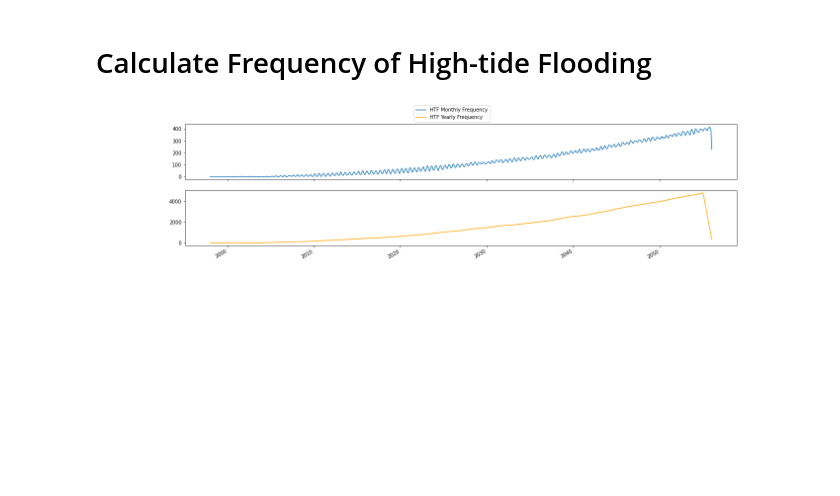
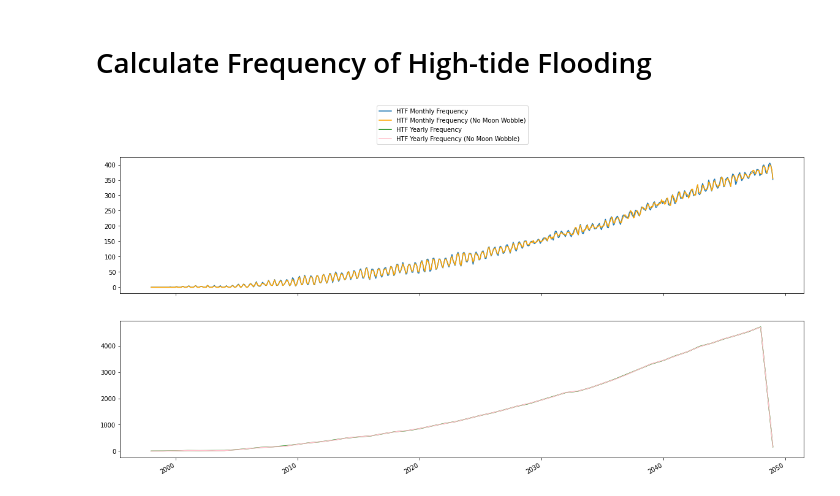
Before and after one commit to lachlandk/ph3080-moon-wobble-challenge, a Jupyter notebook: utide_test.ipynb, the cells around one changed output. Cells and saved outputs as stored; diff of their text form; code cells hidden in the pictures; blank space fills up the shorter version.

```diff
--- a/utide_test.ipynb
+++ b/utide_test.ipynb
@@ -79,14 +104,19 @@ prep/calcs ... done.
 total_rise = 1
 
 # linear rise, y = mx
-sea_level = np.linspace(0, 1, len(tide_model.h))
+sea_level = np.linspace(0, 1, len(tide_data[1]))
 
-new_tide_heights = tide_model.h + sea_level
+new_tide_heights = tide_data[1] + sea_level
+filtered_new_tide_heights = filtered_tide_heights + sea_level
 
-fig, ax = plt.subplots(sharey=True, sharex=True, figsize=(20, 5))
+fig, (ax1, ax2) = plt.subplots(nrows=2, sharex="all", figsize=(20, 10))
 
-ax.plot(t, new_tide_heights, label='Tide Fit')
-ax.xaxis_date()
+ax1.plot(tide_data[0], new_tide_heights, label="Tide model with linear sea-level rise")
+ax1.xaxis_date()
+
+ax2.plot(tide_data[0], filtered_new_tide_heights, label="Filtered tide model with linear sea-level rise", color="orange")
+ax2.xaxis_date()
+
 fig.legend(loc='upper center')
 fig.autofmt_xdate()
 # %% [output]
@@ -96,37 +126,47 @@ fig.autofmt_xdate()
 # %%
 HTF_threshold = 2.7
 
-# counts in a set window for which at least one hourly sea level measurement exceeds HTF threshold
-HTF_monthly_frequency = []
-HTF_yearly_frequency = []
+# calculate the counts in a set window for which at least one hourly sea level measurement exceeds HTF threshold
 
-hours_in_month = 30 * 24  # skewed, not every month is 30 days
-for month_index in range(0, len(new_tide_heights), hours_in_month):
-    HTF_monthly_frequency.append(0)
-    for hour_index in range(month_index, month_index + hours_in_month):
-        if hour_index >= len(new_tide_heights):
-            break
-        if new_tide_heights[hour_index] >= HTF_threshold:
-            HTF_monthly_frequency[-1] += 1
-months = np.linspace(t[0], t[-1], len(HTF_monthly_frequency))  # this is also not correct
+def calculate_HTF_monthly_freq(heights):
+    HTF_monthly_frequency = []
+    hours_in_month = 30 * 24  # skewed, not every month is 30 days dwadawda
+    for month_index in range(0, len(heights), hours_in_month):
+        HTF_monthly_frequency.append(0)
+        for hour_index in range(month_index, month_index + hours_in_month):
+            if hour_index >= len(heights):
+                break
+            if heights[hour_index] >= HTF_threshold:
+                HTF_monthly_frequency[-1] += 1
+    return np.linspace(tide_data[0][0], tide_data[0][-1], len(HTF_monthly_frequency)), HTF_monthly_frequency  # TODO: this is also not correct ADWAWDWAD
 
-hours_in_year = 365 * 24  # also skewed
-for year_index in range(0, len(new_tide_heights), hours_in_year):
-    HTF_yearly_frequency.append(0)
-    for hour_index in range(year_index, year_index + hours_in_year):
-        if hour_index >= len(new_tide_heights):
-            break
-        if new_tide_heights[hour_index] >= HTF_threshold:
-            HTF_yearly_frequency[-1] += 1
-years = np.linspace(t[0], t[-1], len(HTF_yearly_frequency))  # this is also not correct
+def calculate_HTF_yearly_freq(heights):
+    HTF_yearly_frequency = []
+    hours_in_year = 365 * 24
+    for year_index in range(0, len(heights), hours_in_year):
+        HTF_yearly_frequency.append(0)
+        for hour_index in range(year_index, year_index + hours_in_year):
+            if hour_index >= len(heights):
+                break
+            if heights[hour_index] >= HTF_threshold:
+                HTF_yearly_frequency[-1] += 1
+    return np.linspace(tide_data[0][0], tide_data[0][-1], len(HTF_yearly_frequency)), HTF_yearly_frequency  # TODO: this is also not correct WADAWDVAW
 
-fig, (ax1, ax2) = plt.subplots(nrows=2, sharey=False, sharex=True, figsize=(20, 5))
+fig, (ax1, ax2) = plt.subplots(nrows=2, sharex="all", figsize=(20, 10))
 
-ax1.plot(months, HTF_monthly_frequency, label='HTF Monthly Frequency')
+months, monthly_freqs = calculate_HTF_monthly_freq(new_tide_heights)
+_, filtered_monthly_freqs = calculate_HTF_monthly_freq(filtered_new_tide_heights)
+ax1.plot(months, monthly_freqs, label="HTF Monthly Frequency")
+ax1.plot(months, filtered_monthly_freqs, label="HTF Monthly Frequency (No Moon Wobble)", color="orange")
 ax1.xaxis_date()
-ax2.plot(years, HTF_yearly_frequency, label='HTF Yearly Frequency', color="orange")
+
+years, yearly_freqs = calculate_HTF_yearly_freq(new_tide_heights)
+_, filtered_yearly_freqs = calculate_HTF_yearly_freq(filtered_new_tide_heights)
+ax2.plot(years, yearly_freqs, label="HTF Yearly Frequency", color="green")
+ax2.plot(years, filtered_yearly_freqs, label="HTF Yearly Frequency (No Moon Wobble)", color="pink")
 ax2.xaxis_date()
+
 fig.legend(loc='upper center')
 fig.autofmt_xdate()
 # %% [output]
-[figure, old version]
+[figure, new version]
```
Also changed, not shown: parts of 6 cells of this notebook.
